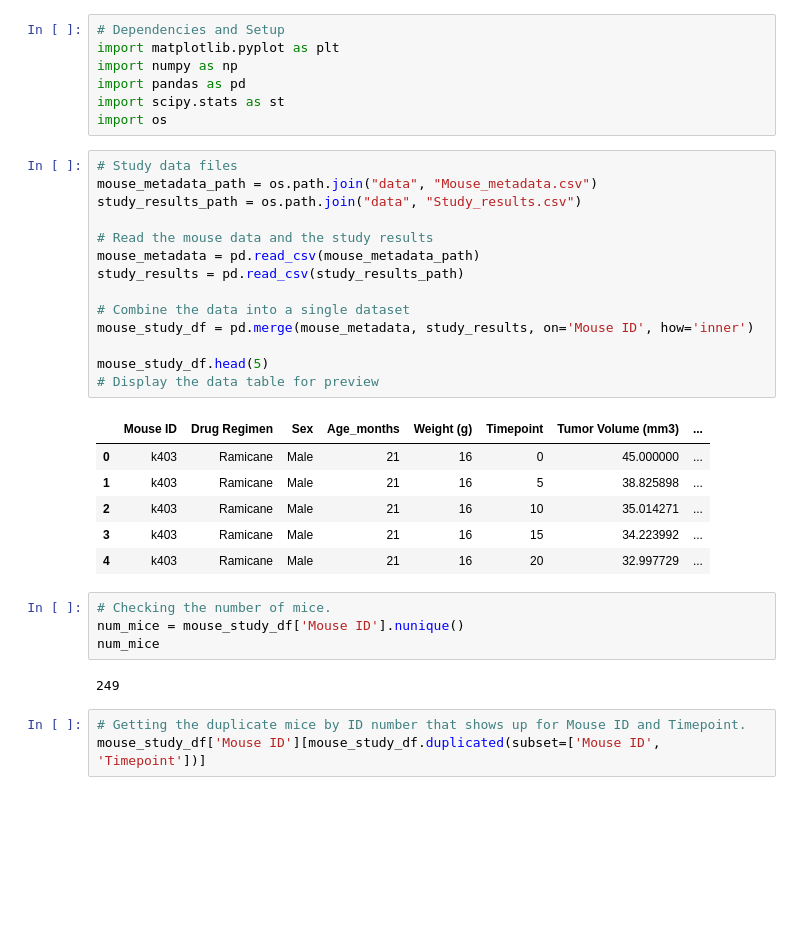
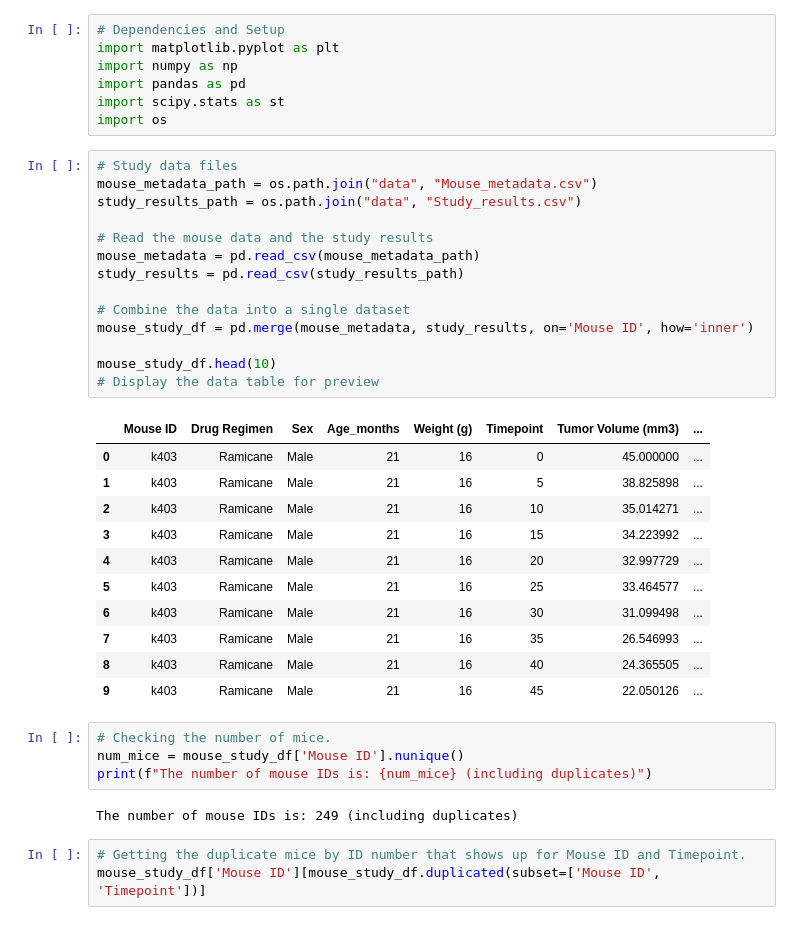
Before and after one commit to JacobTrevithick/matplotlib-challenge, a Jupyter notebook: Pymaceuticals/pymaceuticals_starter.ipynb, the cells around one changed output. Drawn from its saved outputs; the diff is of its cells as text; blank space fills up the shorter version.

```diff
--- a/Pymaceuticals/pymaceuticals_starter.ipynb
+++ b/Pymaceuticals/pymaceuticals_starter.ipynb
@@ -10,30 +10,35 @@ import os
 # %%
 # Study data files
 mouse_metadata_path = os.path.join("data", "Mouse_metadata.csv")
 study_results_path = os.path.join("data", "Study_results.csv")
 
 # Read the mouse data and the study results
 mouse_metadata = pd.read_csv(mouse_metadata_path)
 study_results = pd.read_csv(study_results_path)
 
 # Combine the data into a single dataset
 mouse_study_df = pd.merge(mouse_metadata, study_results, on='Mouse ID', how='inner')
 
-mouse_study_df.head(5)
+mouse_study_df.head(10)
 # Display the data table for preview
 # %% [output]
 |  | Mouse ID | Drug Regimen | Sex | Age_months | Weight (g) | Timepoint | Tumor Volume (mm3) | ... |
 | 0 | k403 | Ramicane | Male | 21 | 16 | 0 | 45.000000 | ... |
 | 1 | k403 | Ramicane | Male | 21 | 16 | 5 | 38.825898 | ... |
 | 2 | k403 | Ramicane | Male | 21 | 16 | 10 | 35.014271 | ... |
 | 3 | k403 | Ramicane | Male | 21 | 16 | 15 | 34.223992 | ... |
 | 4 | k403 | Ramicane | Male | 21 | 16 | 20 | 32.997729 | ... |
+| 5 | k403 | Ramicane | Male | 21 | 16 | 25 | 33.464577 | ... |
+| 6 | k403 | Ramicane | Male | 21 | 16 | 30 | 31.099498 | ... |
+| 7 | k403 | Ramicane | Male | 21 | 16 | 35 | 26.546993 | ... |
+| 8 | k403 | Ramicane | Male | 21 | 16 | 40 | 24.365505 | ... |
+| 9 | k403 | Ramicane | Male | 21 | 16 | 45 | 22.050126 | ... |
 # %%
 # Checking the number of mice.
 num_mice = mouse_study_df['Mouse ID'].nunique()
-num_mice
+print(f"The number of mouse IDs is: {num_mice} (including duplicates)")
 # %% [output]
-249
+The number of mouse IDs is: 249 (including duplicates)
 # %%
 # Getting the duplicate mice by ID number that shows up for Mouse ID and Timepoint.
 mouse_study_df['Mouse ID'][mouse_study_df.duplicated(subset=['Mouse ID', 'Timepoint'])]
```
Also changed, not shown: parts of 9 cells of this notebook.
